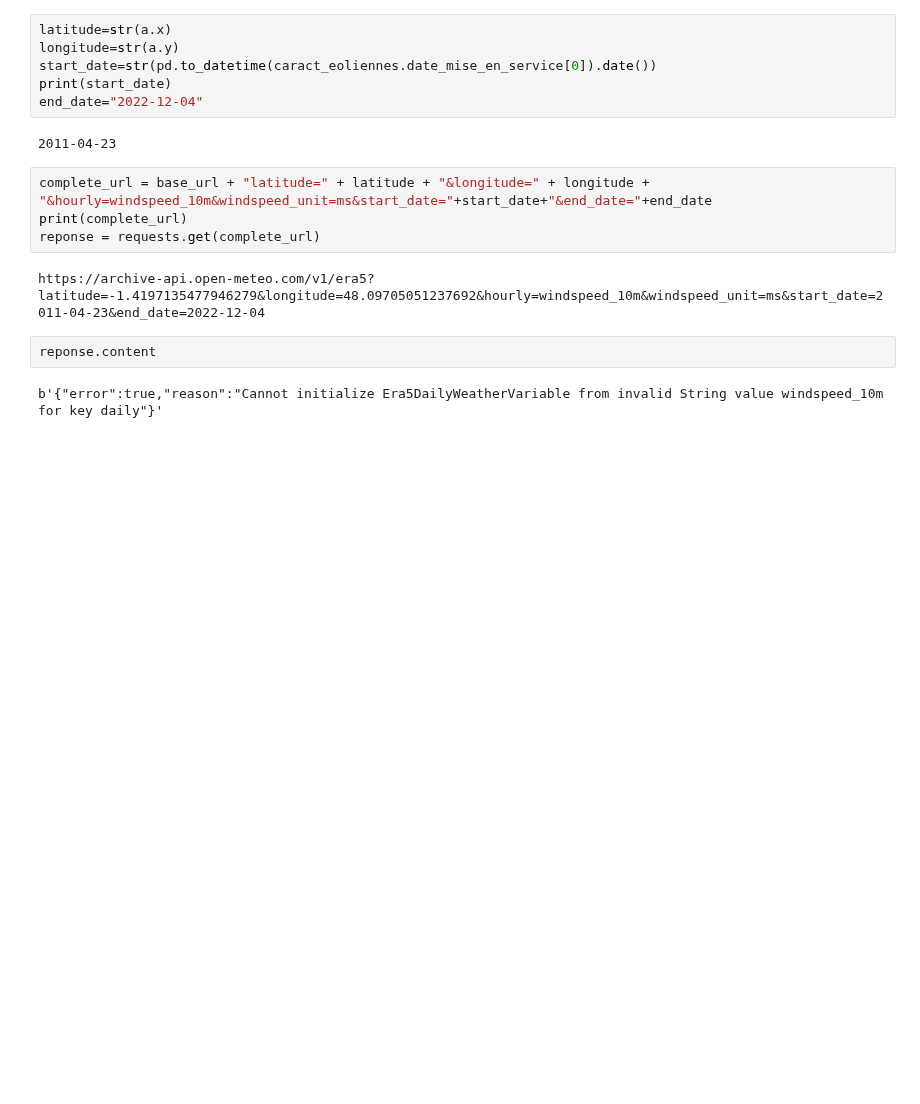
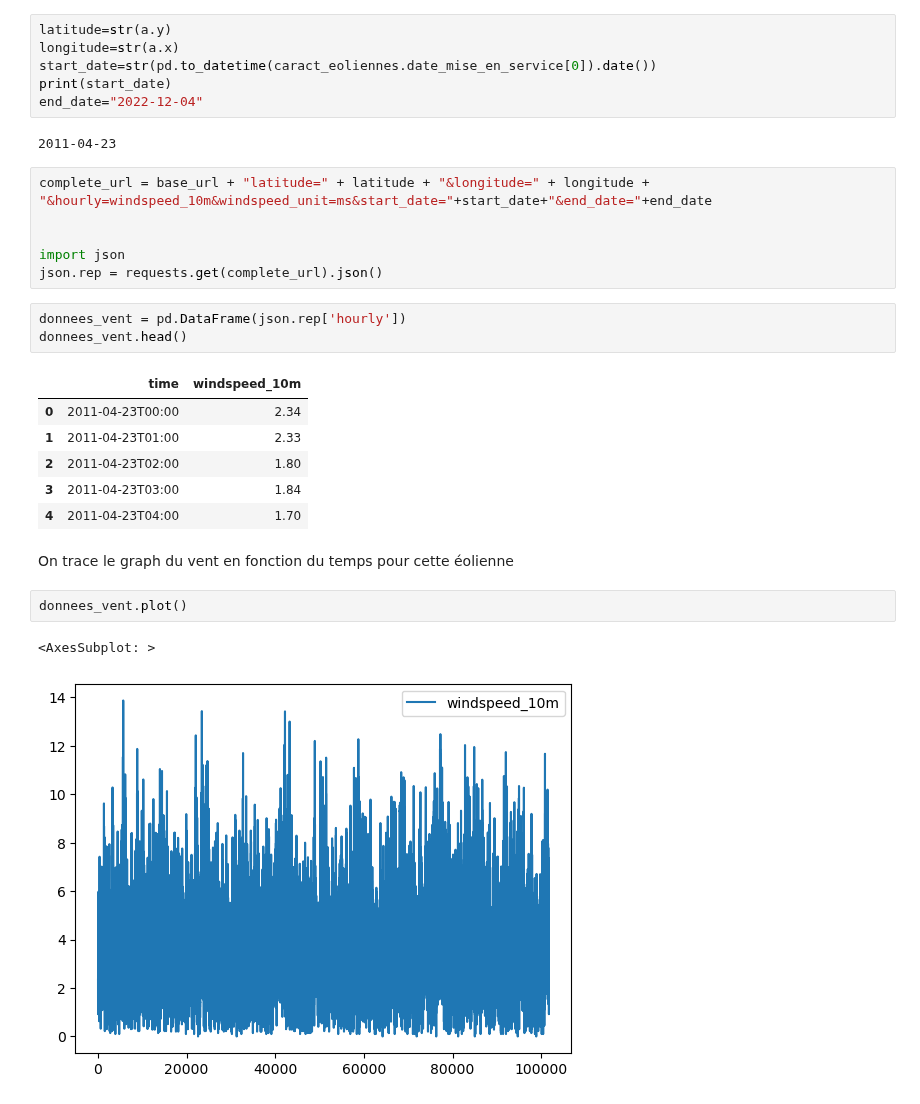
Before and after one commit to Basso42/Production-eolienne-ENSAE, a Jupyter notebook: Affichage des éoliennes.ipynb, the cells around one changed output. Saved outputs shown, nothing was run; the diff lists cells and outputs as text; blank space fills up the shorter version.

Commit message:
calcul energie pour une eolienne
calcul energie pour une eolienne

```diff
--- a/Affichage des éoliennes.ipynb
+++ b/Affichage des éoliennes.ipynb
@@ -189,8 +167,8 @@ print(a.x)
 POINT (-1.4197135477946279 48.09705051237692)
 -1.4197135477946279
 # %%
-latitude=str(a.x)
-longitude=str(a.y)
+latitude=str(a.y)
+longitude=str(a.x)
 start_date=str(pd.to_datetime(caract_eoliennes.date_mise_en_service[0]).date())
 print(start_date)
 end_date="2022-12-04"
@@ -198,11 +176,24 @@ end_date="2022-12-04"
 2011-04-23
 # %%
 complete_url = base_url + "latitude=" + latitude + "&longitude=" + longitude + "&hourly=windspeed_10m&windspeed_unit=ms&start_date="+start_date+"&end_date="+end_date
-print(complete_url)
-reponse = requests.get(complete_url)
+
+
+import json
+json.rep = requests.get(complete_url).json()
-# %% [output]
-https://archive-api.open-meteo.com/v1/era5?latitude=-1.4197135477946279&longitude=48.09705051237692&hourly=windspeed_10m&windspeed_unit=ms&start_date=2011-04-23&end_date=2022-12-04
 # %%
-reponse.content
+donnees_vent = pd.DataFrame(json.rep['hourly'])
+donnees_vent.head()
 # %% [output]
-b'{"error":true,"reason":"Cannot initialize Era5DailyWeatherVariable from invalid String value windspeed_10m for key daily"}'
+|  | time | windspeed_10m |
+| 0 | 2011-04-23T00:00 | 2.34 |
+| 1 | 2011-04-23T01:00 | 2.33 |
+| 2 | 2011-04-23T02:00 | 1.80 |
+| 3 | 2011-04-23T03:00 | 1.84 |
+| 4 | 2011-04-23T04:00 | 1.70 |
+# %% [markdown]
+On trace le graph du vent en fonction du temps pour cette éolienne
+# %%
+donnees_vent.plot()
+# %% [output]
+<AxesSubplot: >
+[figure, added]
```
Also changed, not shown: parts of 11 cells of this notebook.
